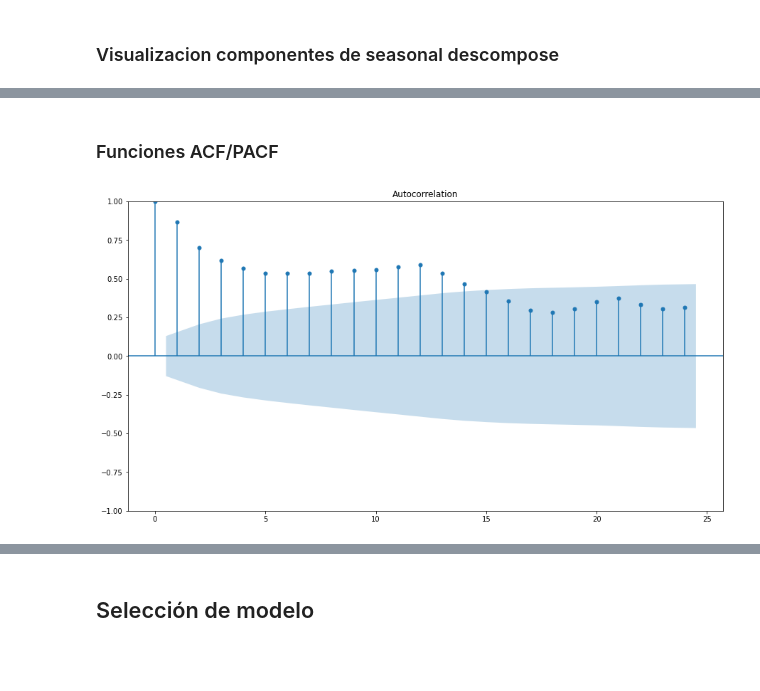
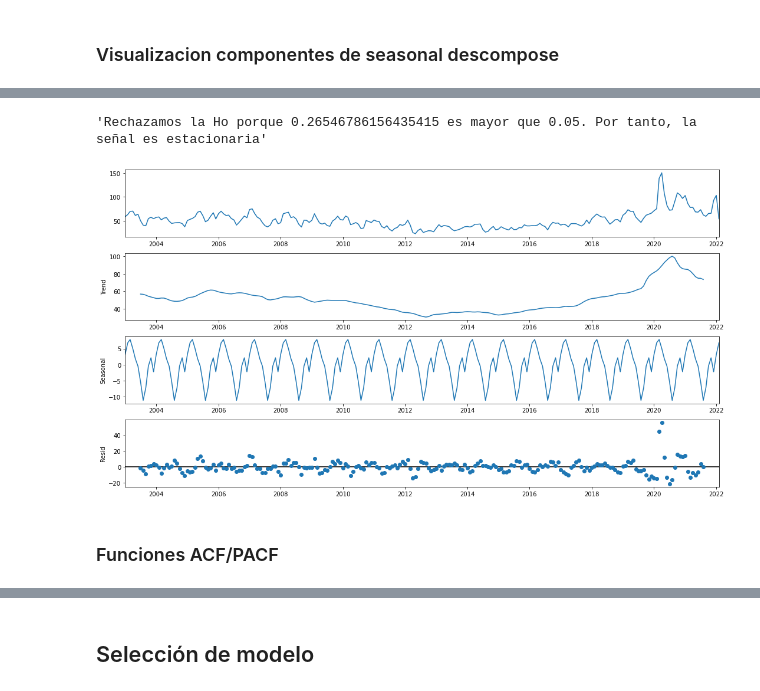
Before and after one commit to cmromero/PR-Final-Sick_leave_prediction, a Jupyter notebook: Proyecto_Final_Model_Enfermeria.ipynb, the cells around one changed output, grey strips where cells are left out. Drawn from its saved outputs; the diff is of its cells as text; code cells hidden in the pictures; blank space fills up the shorter version.

```diff
--- a/Proyecto_Final_Model_Enfermeria.ipynb
+++ b/Proyecto_Final_Model_Enfermeria.ipynb
@@ -103,6 +134,11 @@ Rechazamos la Ho porque 0.760381113950158 es mayor que 0.05. Por tanto, la seña
+# %%
+#Analizamos estacionalidad de busquedas en plantilla de it
+decomposition=seasonal_decompose(ts_it)
+_=decomposition.plot()
+
+analisis_adfuller(ts_it)
+# %% [output]
+'Rechazamos la Ho porque 0.26546786156435415 es mayor que 0.05. Por tanto, la señal es estacionaria'
+[figure, added]
 # %% [markdown]
 ### Funciones ACF/PACF
-# %%
-_=plot_acf(ts_it)
-# %% [output]
-[figure, removed]
```
Also changed, not shown: parts of 81 cells of this notebook, 3 other files.
